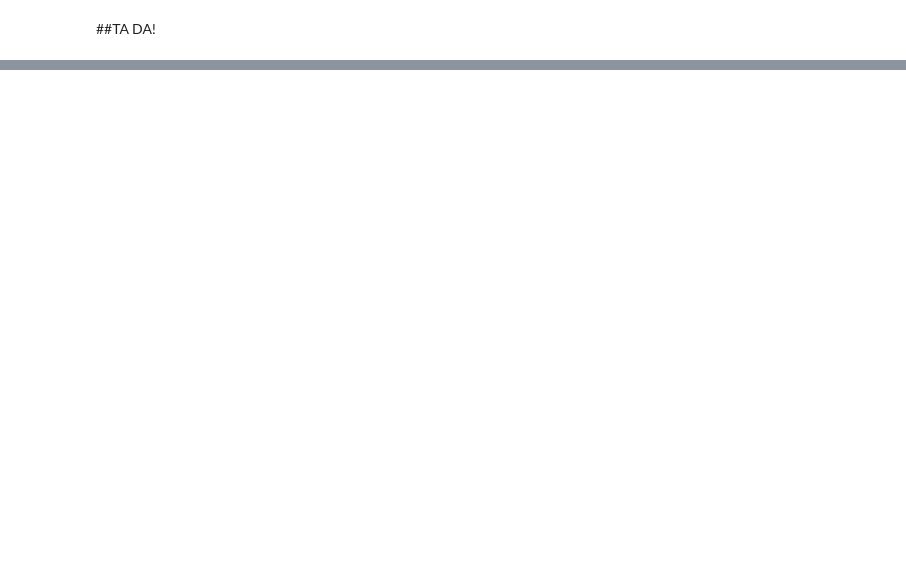
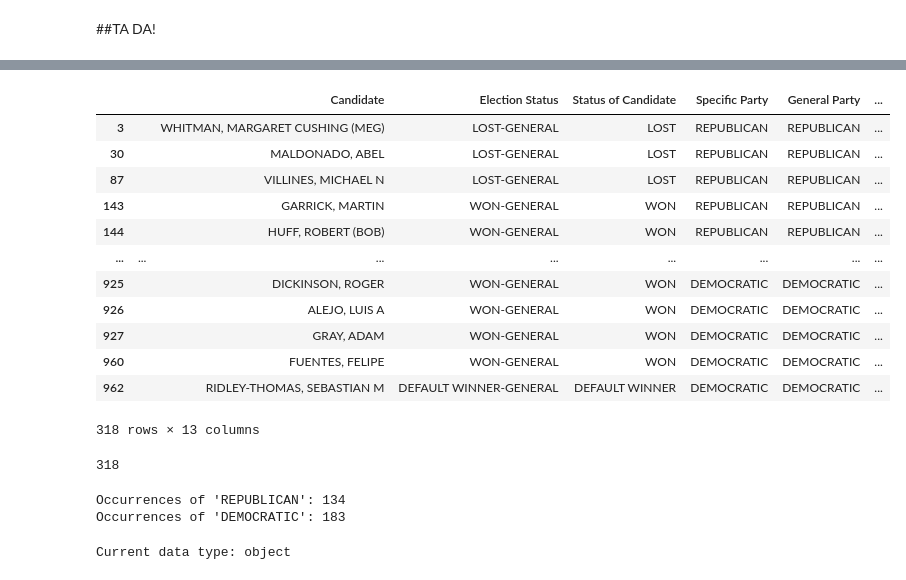
Before and after one commit to mollyboigon/california-new-car-dealers, a Jupyter notebook: california-new-car-dealers.ipynb, the cells around one changed output, grey strips where cells are left out. Saved outputs shown, nothing was run; the diff lists cells and outputs as text; code cells hidden in the pictures; blank space fills up the shorter version.

```diff
--- a/california-new-car-dealers.ipynb
+++ b/california-new-car-dealers.ipynb
@@ -324,0 +356,15 @@ len(df_clean)
+# %%
+import pandas as pd
+
+# Ensure the 'Election Year' column is of integer type
+df2['Election Year'] = df2['Election Year'].astype(int)
+
+# Define the range of years interested in
+start_year = 2006
+end_year = 2013 #he left in feb 2014
+
+# Filter the DataFrame for the specified range
+filtered_df = df2[(df2['Election Year'] >= start_year) & (df2['Election Year'] <= end_year)]
+
+# Display the filtered DataFrame
+print(filtered_df)
@@ -324,0 +389,29 @@ len(df_clean)
+# %%
+filtered_df
+# %% [output]
+|  |  | Candidate | Election Status | Status of Candidate | Specific Party | General Party | ... |
+| 3 |  | WHITMAN, MARGARET CUSHING (MEG) | LOST-GENERAL | LOST | REPUBLICAN | REPUBLICAN | ... |
+| 30 |  | MALDONADO, ABEL | LOST-GENERAL | LOST | REPUBLICAN | REPUBLICAN | ... |
+| 87 |  | VILLINES, MICHAEL N | LOST-GENERAL | LOST | REPUBLICAN | REPUBLICAN | ... |
+| 143 |  | GARRICK, MARTIN | WON-GENERAL | WON | REPUBLICAN | REPUBLICAN | ... |
+| 144 |  | HUFF, ROBERT (BOB) | WON-GENERAL | WON | REPUBLICAN | REPUBLICAN | ... |
+| ... | ... | ... | ... | ... | ... | ... | ... |
+| 925 |  | DICKINSON, ROGER | WON-GENERAL | WON | DEMOCRATIC | DEMOCRATIC | ... |
+| 926 |  | ALEJO, LUIS A | WON-GENERAL | WON | DEMOCRATIC | DEMOCRATIC | ... |
+| 927 |  | GRAY, ADAM | WON-GENERAL | WON | DEMOCRATIC | DEMOCRATIC | ... |
+| 960 |  | FUENTES, FELIPE | WON-GENERAL | WON | DEMOCRATIC | DEMOCRATIC | ... |
+| 962 |  | RIDLEY-THOMAS, SEBASTIAN M | DEFAULT WINNER-GENERAL | DEFAULT WINNER | DEMOCRATIC | DEMOCRATIC | ... |
+318 rows × 13 columns
+# %%
+len(filtered_df)
+# %% [output]
+318
+# %%
+count_republicans = filtered_df['Specific Party'].value_counts().get('REPUBLICAN', 0)
+print("Occurrences of 'REPUBLICAN':", count_republicans)
+
+count_democrats = filtered_df['Specific Party'].value_counts().get('DEMOCRATIC', 0)
+print("Occurrences of 'DEMOCRATIC':", count_democrats)
+# %% [output]
+Occurrences of 'REPUBLICAN': 134
+Occurrences of 'DEMOCRATIC': 183
@@ -324,0 +432,5 @@ len(df_clean)
+# %%
+# First, let's check the current data type
+print("Current data type:", filtered_df['Total $'].dtype)
+# %% [output]
+Current data type: object
```
Also changed, not shown: parts of 28 cells of this notebook.
